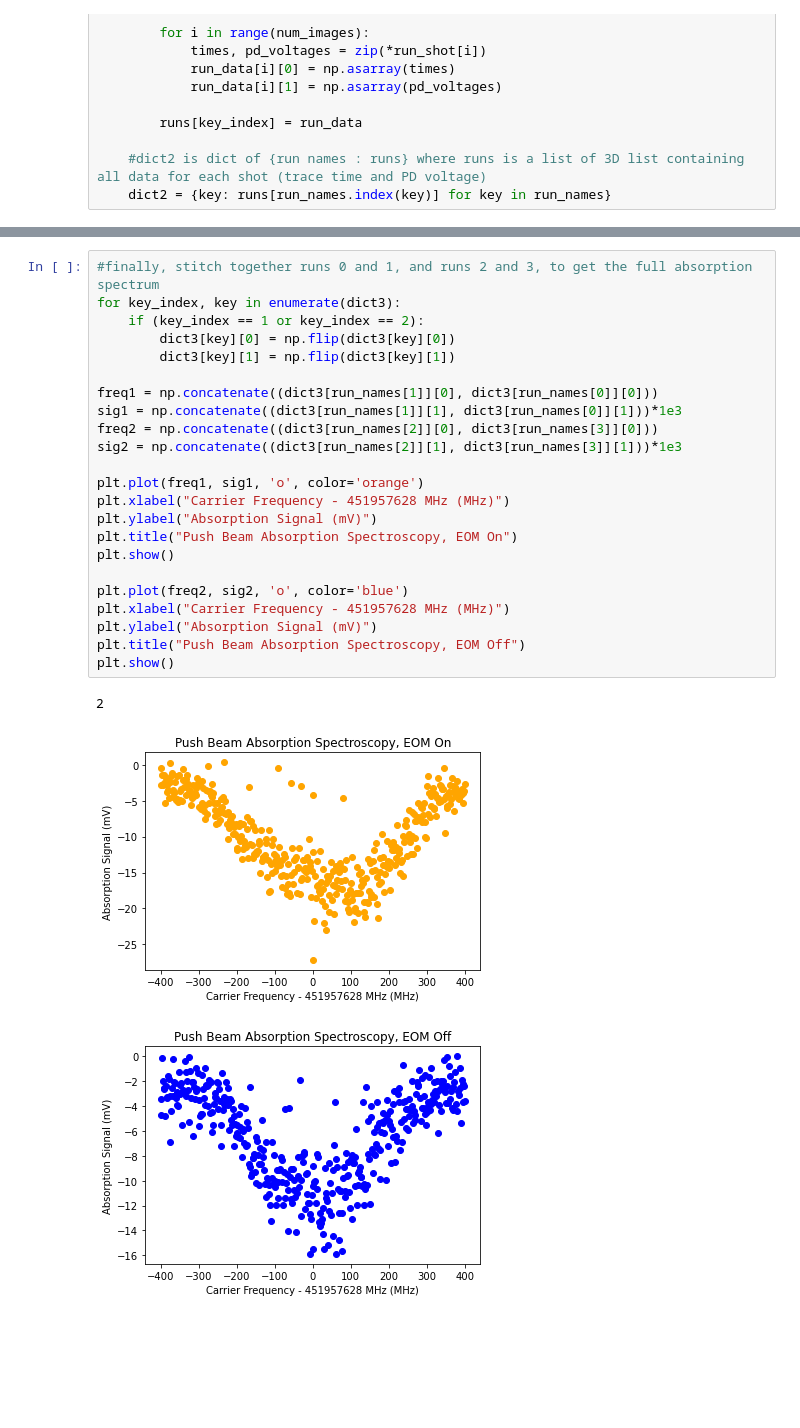
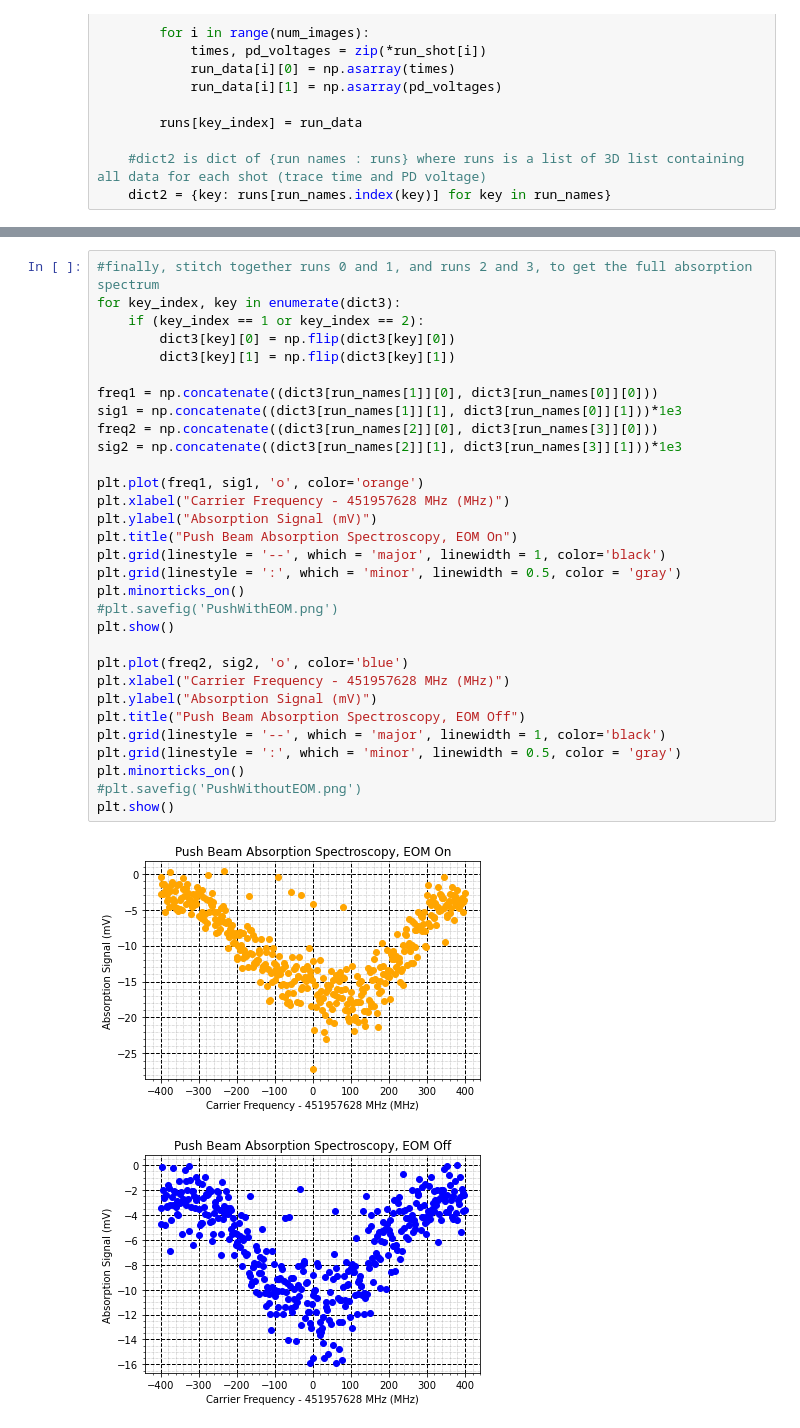
Before and after one commit to geoffrey-zheng/SrF-Calcs, a Jupyter notebook: Push-Beam/PushInCellAbsorption.ipynb, the cells around one changed output, grey strips where cells are left out. Cells and saved outputs as stored; diff of their text form; blank space fills up the shorter version.

```diff
--- a/Push-Beam/PushInCellAbsorption.ipynb
+++ b/Push-Beam/PushInCellAbsorption.ipynb
@@ -106,30 +81,37 @@ dict3 = {key: absorption[run_names.index(key)] for key in run_names}
 # %%
 #finally, stitch together runs 0 and 1, and runs 2 and 3, to get the full absorption spectrum
 for key_index, key in enumerate(dict3):
     if (key_index == 1 or key_index == 2):
         dict3[key][0] = np.flip(dict3[key][0])
         dict3[key][1] = np.flip(dict3[key][1])
 
 freq1 = np.concatenate((dict3[run_names[1]][0], dict3[run_names[0]][0]))
 sig1 = np.concatenate((dict3[run_names[1]][1], dict3[run_names[0]][1]))*1e3
 freq2 = np.concatenate((dict3[run_names[2]][0], dict3[run_names[3]][0]))
 sig2 = np.concatenate((dict3[run_names[2]][1], dict3[run_names[3]][1]))*1e3
 
 plt.plot(freq1, sig1, 'o', color='orange')
 plt.xlabel("Carrier Frequency - 451957628 MHz (MHz)")
 plt.ylabel("Absorption Signal (mV)")
 plt.title("Push Beam Absorption Spectroscopy, EOM On")
+plt.grid(linestyle = '--', which = 'major', linewidth = 1, color='black')
+plt.grid(linestyle = ':', which = 'minor', linewidth = 0.5, color = 'gray')
+plt.minorticks_on()
+#plt.savefig('PushWithEOM.png')
 plt.show()
 
 plt.plot(freq2, sig2, 'o', color='blue')
 plt.xlabel("Carrier Frequency - 451957628 MHz (MHz)")
 plt.ylabel("Absorption Signal (mV)")
 plt.title("Push Beam Absorption Spectroscopy, EOM Off")
+plt.grid(linestyle = '--', which = 'major', linewidth = 1, color='black')
+plt.grid(linestyle = ':', which = 'minor', linewidth = 0.5, color = 'gray')
+plt.minorticks_on()
+#plt.savefig('PushWithoutEOM.png')
 plt.show()
 # %% [output]
-2
-[figure, old version]
+[figure, new version]
-[figure, old version]
+[figure, new version]
 # %%
 #try smoothing out the EOM off spectrum
 
```
Also changed, not shown: parts of 2 cells of this notebook.
